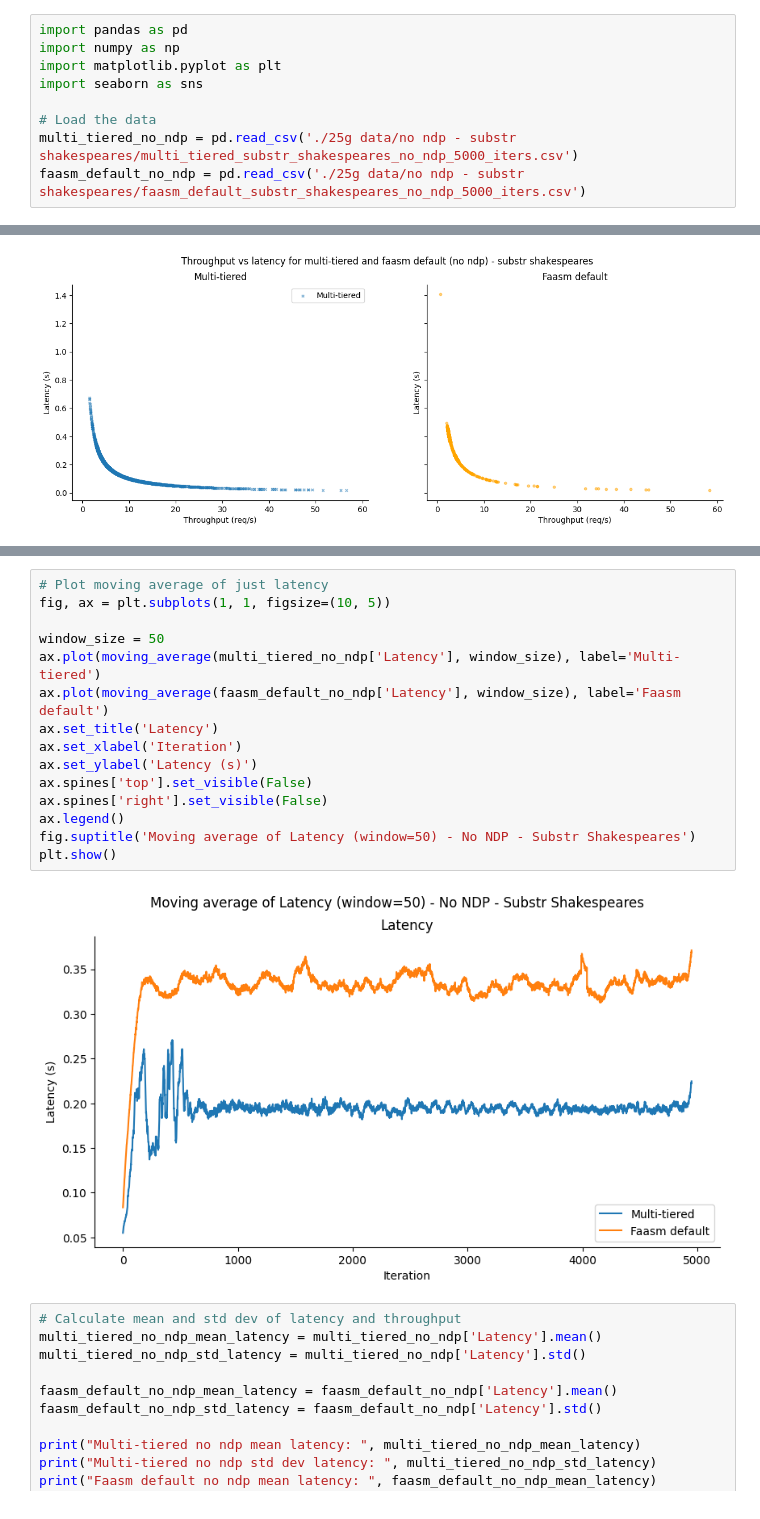
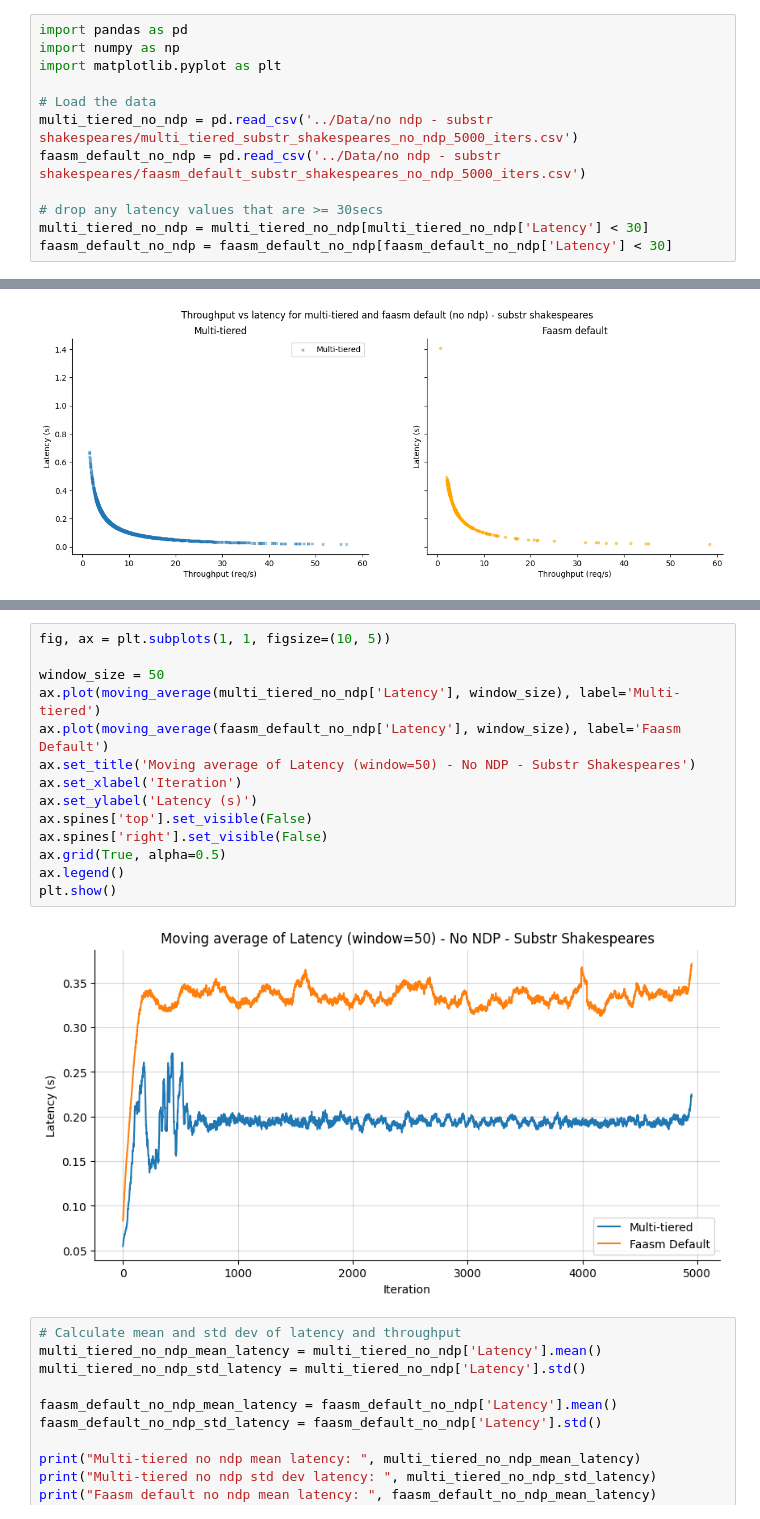
Before and after one commit to DonaldJennings/auto-ndp-experiments, a Jupyter notebook: src/substring_sliding_window.ipynb, the cells around one changed output, grey strips where cells are left out. Cells and saved outputs as stored; diff of their text form.

Commit message:
Update Figures

```diff
--- a/src/substring_sliding_window.ipynb
+++ b/src/substring_sliding_window.ipynb
@@ -2,11 +2,14 @@
 import pandas as pd
 import numpy as np
 import matplotlib.pyplot as plt
-import seaborn as sns
 
 # Load the data
-multi_tiered_no_ndp = pd.read_csv('./25g data/no ndp - substr shakespeares/multi_tiered_substr_shakespeares_no_ndp_5000_iters.csv')
-faasm_default_no_ndp = pd.read_csv('./25g data/no ndp - substr shakespeares/faasm_default_substr_shakespeares_no_ndp_5000_iters.csv')
+multi_tiered_no_ndp = pd.read_csv('../Data/no ndp - substr shakespeares/multi_tiered_substr_shakespeares_no_ndp_5000_iters.csv')
+faasm_default_no_ndp = pd.read_csv('../Data/no ndp - substr shakespeares/faasm_default_substr_shakespeares_no_ndp_5000_iters.csv')
+
+# drop any latency values that are >= 30secs
+multi_tiered_no_ndp = multi_tiered_no_ndp[multi_tiered_no_ndp['Latency'] < 30]
+faasm_default_no_ndp = faasm_default_no_ndp[faasm_default_no_ndp['Latency'] < 30]
 # %%
 # Median latency
 multi_tiered_no_ndp_median = multi_tiered_no_ndp['Latency'].median()
@@ -122,22 +126,21 @@ plt.show()
 # %% [output]
 [figure]
 # %%
-# Plot moving average of just latency
 fig, ax = plt.subplots(1, 1, figsize=(10, 5))
 
 window_size = 50
 ax.plot(moving_average(multi_tiered_no_ndp['Latency'], window_size), label='Multi-tiered')
-ax.plot(moving_average(faasm_default_no_ndp['Latency'], window_size), label='Faasm default')
-ax.set_title('Latency')
+ax.plot(moving_average(faasm_default_no_ndp['Latency'], window_size), label='Faasm Default')
+ax.set_title('Moving average of Latency (window=50) - No NDP - Substr Shakespeares')
 ax.set_xlabel('Iteration')
 ax.set_ylabel('Latency (s)')
 ax.spines['top'].set_visible(False)
 ax.spines['right'].set_visible(False)
+ax.grid(True, alpha=0.5)
 ax.legend()
-fig.suptitle('Moving average of Latency (window=50) - No NDP - Substr Shakespeares')
 plt.show()
 # %% [output]
-[figure, old version]
+[figure, new version]
 # %%
 # Calculate mean and std dev of latency and throughput
 multi_tiered_no_ndp_mean_latency = multi_tiered_no_ndp['Latency'].mean()
```
Also changed, not shown: parts of 9 cells of this notebook, 9 other files.
